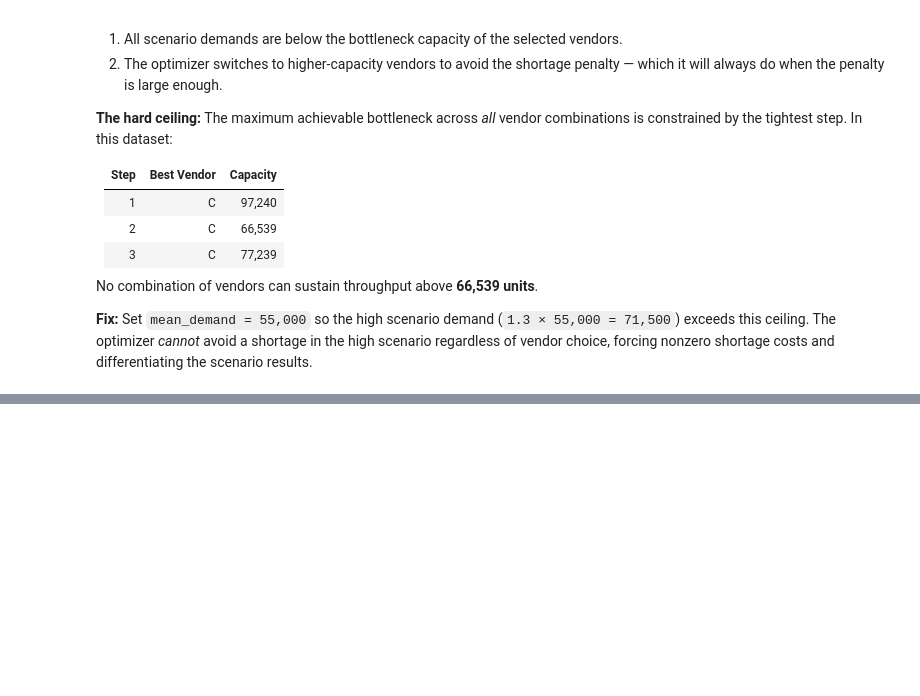
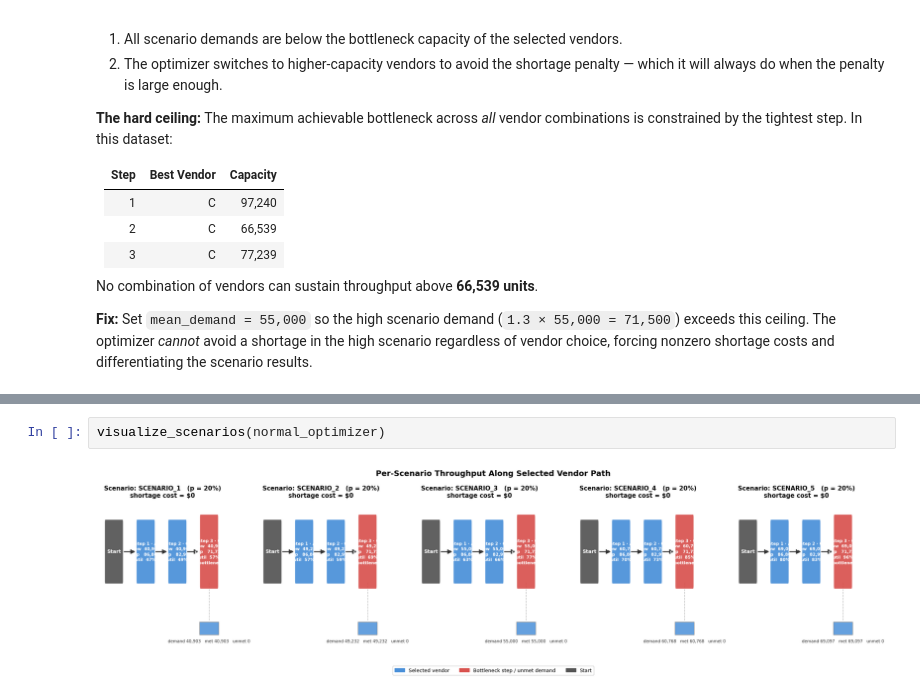
Before and after one commit to SECQUOIA/Pharma-optimization-flowsheet, a Jupyter notebook: Enhanced_model/Stochastic_Optimization.ipynb, the cells around one changed output, grey strips where cells are left out. Drawn from its saved outputs; the diff is of its cells as text; blank space fills up the shorter version.

```diff
--- a/Enhanced_model/Stochastic_Optimization.ipynb
+++ b/Enhanced_model/Stochastic_Optimization.ipynb
@@ -345,0 +422,4 @@ visualize_scenarios(stochastic_optimizer)
+# %%
+visualize_scenarios(normal_optimizer)
+# %% [output]
+[figure, added]
```
Also changed, not shown: parts of 26 cells of this notebook.
